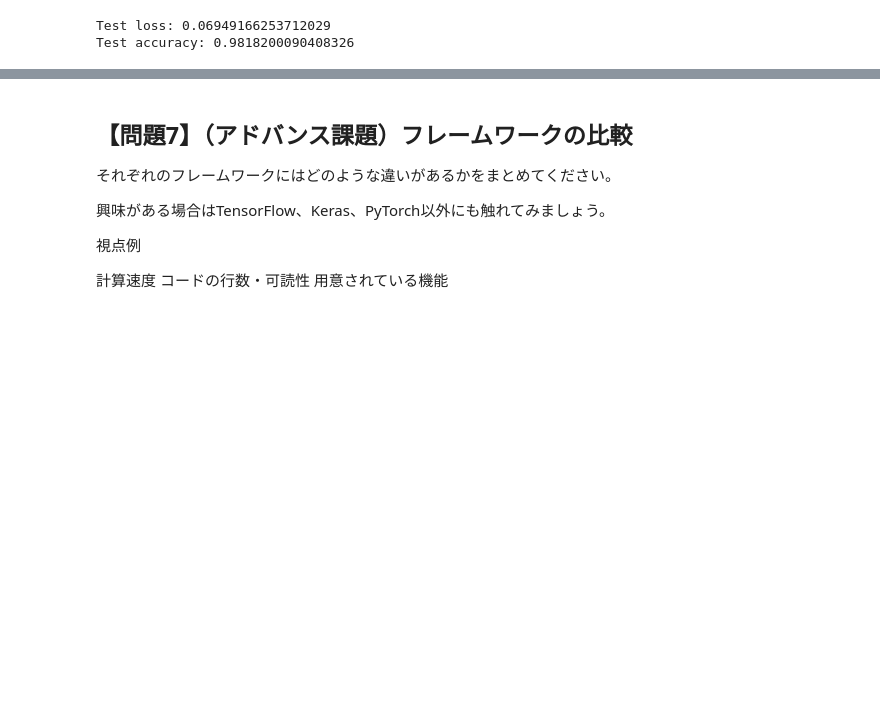
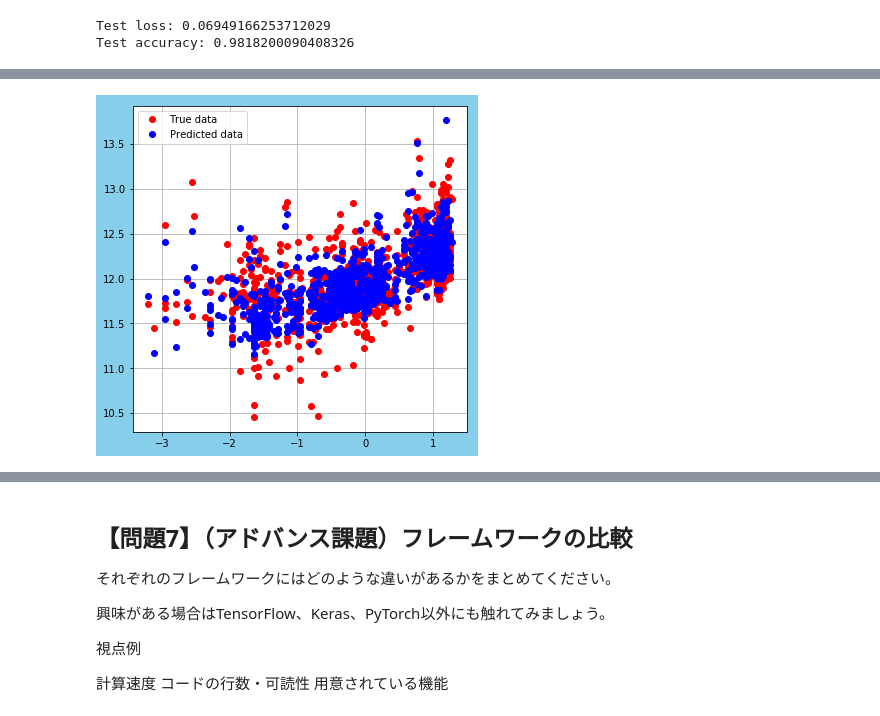
Before and after one commit to Yohei-Kawakami/diveintocode-ml, a Jupyter notebook: splint15/sprint15_dnn_framework2.ipynb, the cells around one changed output, grey strips where cells are left out. Drawn from its saved outputs; the diff is of its cells as text; code cells hidden in the pictures; blank space fills up the shorter version.

```diff
--- a/splint15/sprint15_dnn_framework2.ipynb
+++ b/splint15/sprint15_dnn_framework2.ipynb
@@ -600,0 +803,6 @@ Test accuracy: 0.9818200090408326
+# %%
+x = Variable(torch.from_numpy(iris3_X_train).float(), requires_grad=True)
+y = Variable(torch.from_numpy(iris3_y_train).float())
+net = Net()
+optimizer = optim.SGD(net.parameters(), lr=0.01)
+criterion = nn.MSELoss()
@@ -600,0 +948,24 @@ Test accuracy: 0.9818200090408326
+# %%
+# plot the graph
+# define Initial setting
+fig, ax = plt.subplots(figsize=(6, 6))
+fig.patch.set_facecolor('skyblue')
+fig.patch.set_alpha(1)
+ax.patch.set_facecolor('white')
+ax.patch.set_alpha(1)
+# ax.set_yscale('log')
+plt.grid()
+
+
+# plot a cross section of mt.Fuji
+plt.title("")
+plt.xlabel("")
+plt.ylabel("")
+
+predicted = model(torch.from_numpy(house_X_train)).detach().numpy()
+plt.plot(house_X_train[:, 1], house_y_train, 'ro', label='True data')
+plt.plot(house_X_train[:, 1], predicted, 'bo', label='Predicted data')
+plt.legend()
+plt.show()
+# %% [output]
+[figure, added]
```
Also changed, not shown: parts of 42 cells of this notebook, 2 other files.
